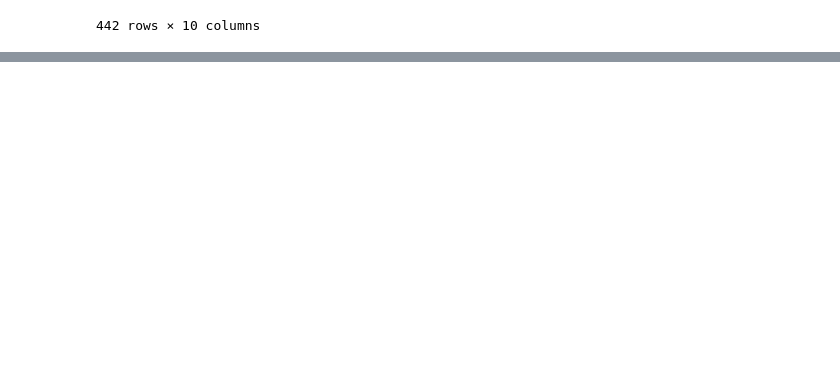
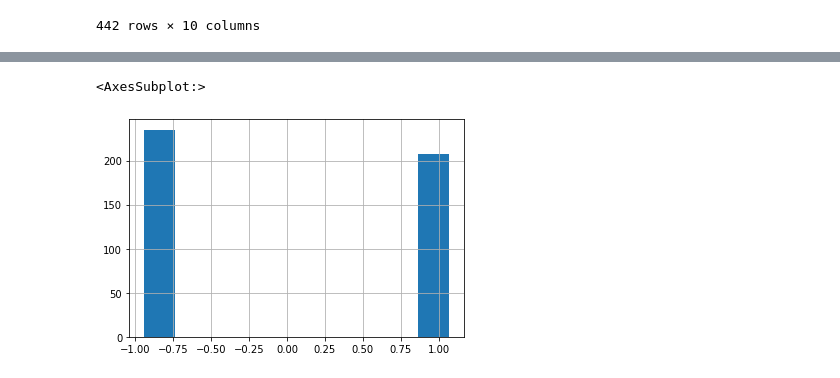
Before and after one commit to apd2599/Training_2021_CIRCUIT, a Jupyter notebook: Scikit-Learn_Dataset/Diabetes_Dataset.ipynb, the cells around one changed output, grey strips where cells are left out. Saved outputs shown, nothing was run; the diff lists cells and outputs as text; code cells hidden in the pictures; blank space fills up the shorter version.

```diff
--- a/Scikit-Learn_Dataset/Diabetes_Dataset.ipynb
+++ b/Scikit-Learn_Dataset/Diabetes_Dataset.ipynb
@@ -134,0 +170,5 @@ Xdf
+# %%
+Xdf.sex.hist()
+# %% [output]
+<AxesSubplot:>
+[figure, added]
```
Also changed, not shown: parts of 19 cells of this notebook, 1 other file.
